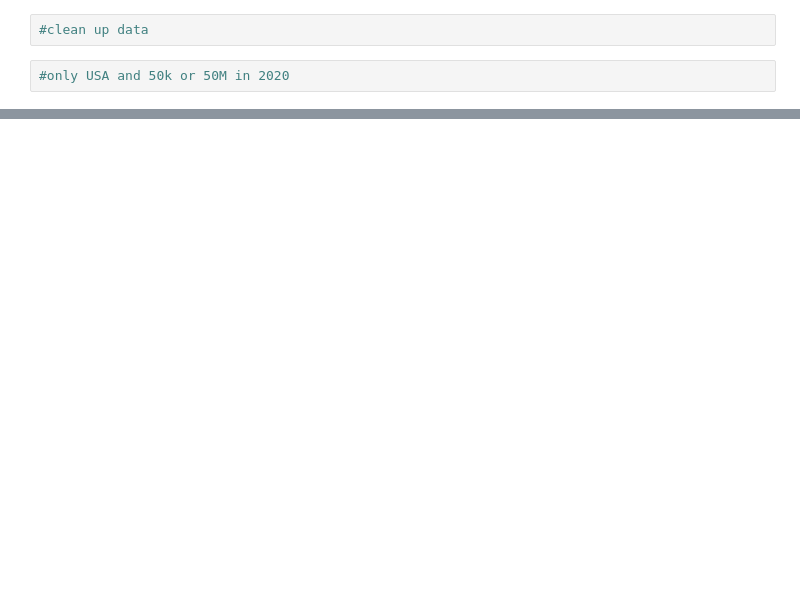
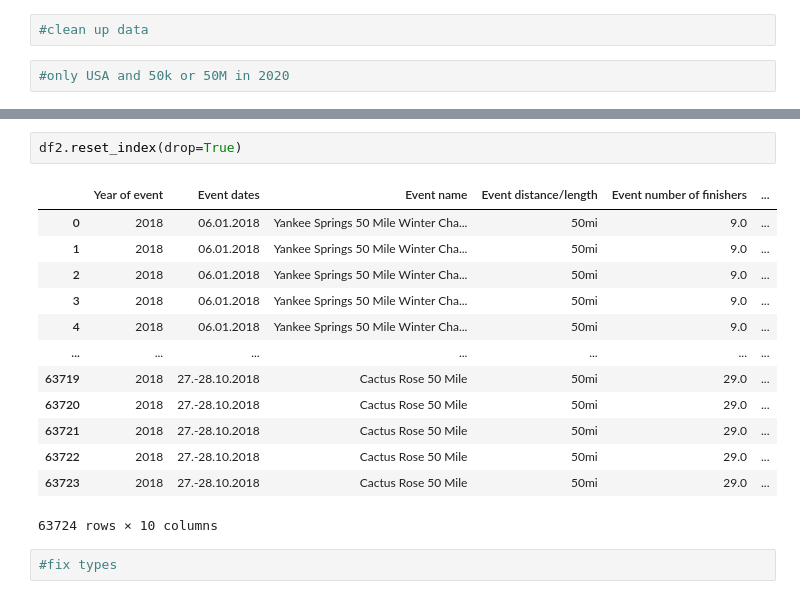
Before and after one commit to hbetabessi/ultra-marathon-eda, a Jupyter notebook: ultra_marathon_eda.ipynb, the cells around one changed output, grey strips where cells are left out. Saved outputs shown, nothing was run; the diff lists cells and outputs as text; blank space fills up the shorter version.

```diff
--- a/ultra_marathon_eda.ipynb
+++ b/ultra_marathon_eda.ipynb
@@ -187,0 +312,18 @@ df[(df['Event distance/length'].isin(['50km','50mi'])) & (df['Year of event'] ==
+# %%
+df2.reset_index(drop=True)
+# %% [output]
+|  | Year of event | Event dates | Event name | Event distance/length | Event number of finishers | ... |
+| 0 | 2018 | 06.01.2018 | Yankee Springs 50 Mile Winter Cha... | 50mi | 9.0 | ... |
+| 1 | 2018 | 06.01.2018 | Yankee Springs 50 Mile Winter Cha... | 50mi | 9.0 | ... |
+| 2 | 2018 | 06.01.2018 | Yankee Springs 50 Mile Winter Cha... | 50mi | 9.0 | ... |
+| 3 | 2018 | 06.01.2018 | Yankee Springs 50 Mile Winter Cha... | 50mi | 9.0 | ... |
+| 4 | 2018 | 06.01.2018 | Yankee Springs 50 Mile Winter Cha... | 50mi | 9.0 | ... |
+| ... | ... | ... | ... | ... | ... | ... |
+| 63719 | 2018 | 27.-28.10.2018 | Cactus Rose 50 Mile | 50mi | 29.0 | ... |
+| 63720 | 2018 | 27.-28.10.2018 | Cactus Rose 50 Mile | 50mi | 29.0 | ... |
+| 63721 | 2018 | 27.-28.10.2018 | Cactus Rose 50 Mile | 50mi | 29.0 | ... |
+| 63722 | 2018 | 27.-28.10.2018 | Cactus Rose 50 Mile | 50mi | 29.0 | ... |
+| 63723 | 2018 | 27.-28.10.2018 | Cactus Rose 50 Mile | 50mi | 29.0 | ... |
+63724 rows × 10 columns
+# %%
+#fix types
```
Also changed, not shown: parts of 37 cells of this notebook.
